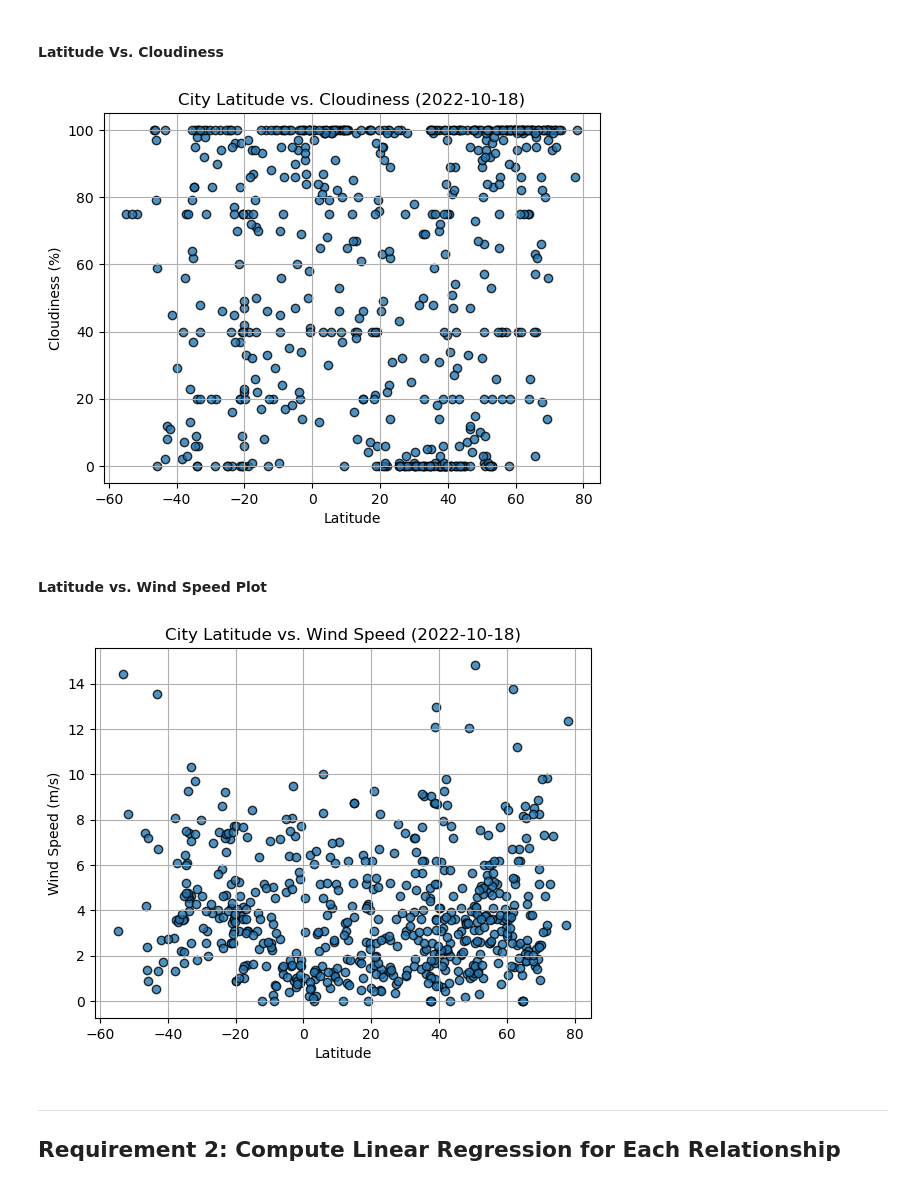
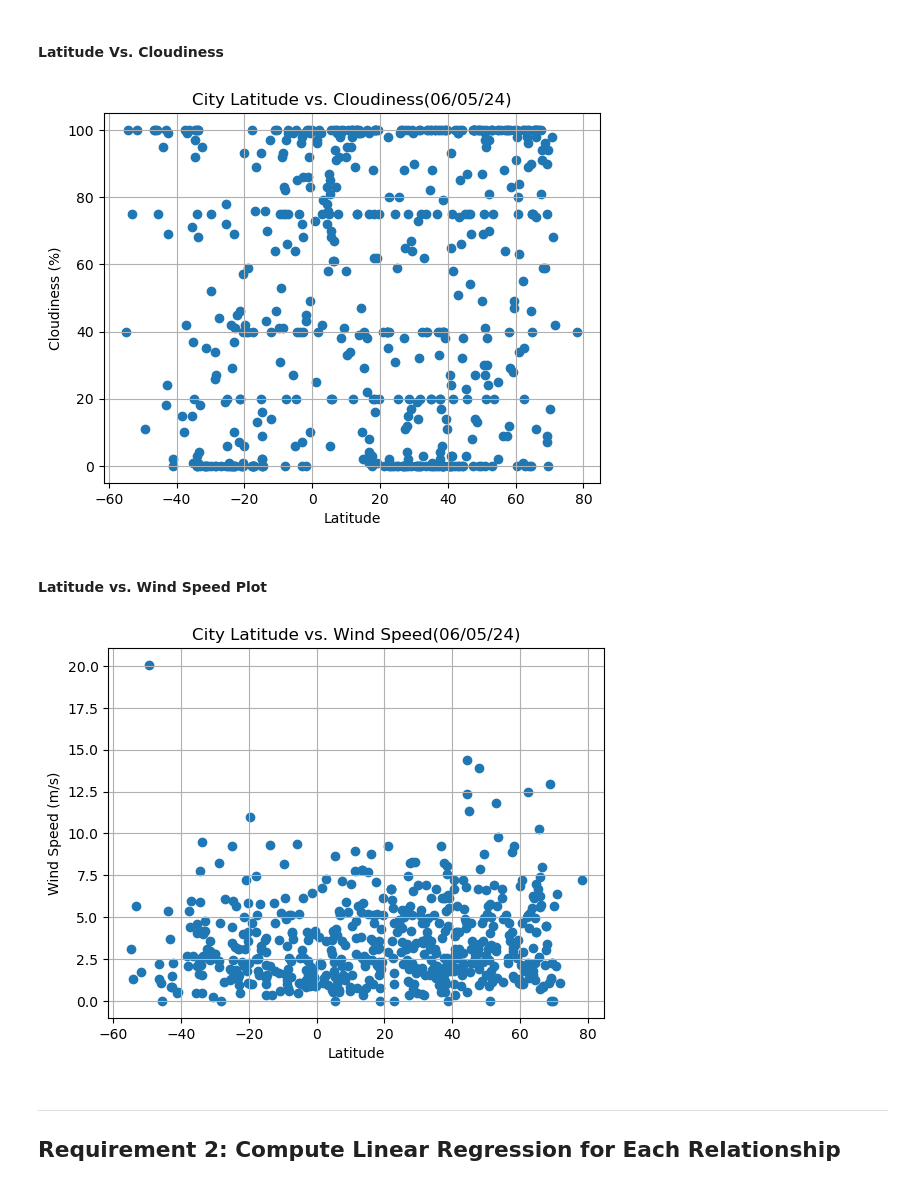
Before and after one commit to redpandata19/python-api-challenge, a Jupyter notebook: WeatherPy/WeatherPy.ipynb, the cells around one changed output. Saved outputs shown, nothing was run; the diff lists cells and outputs as text; code cells hidden in the pictures.

```diff
--- a/WeatherPy/WeatherPy.ipynb
+++ b/WeatherPy/WeatherPy.ipynb
@@ -223,35 +226,41 @@ plt.show()
 # %% [markdown]
 #### Latitude Vs. Cloudiness
 # %%
-# Build the scatter plots for latitude vs. cloudiness
-# YOUR CODE HERE
+# Build scatter plot for latitude vs. cloudiness
+plt.scatter(city_data_df["Lat"], city_data_df["Cloudiness"], marker="o", label="Cities")
 
 # Incorporate the other graph properties
-# YOUR CODE HERE
+plt.title("City Latitude vs. Cloudiness(%s)" % time.strftime("%x"))
+plt.ylabel("Cloudiness (%)")
+plt.xlabel("Latitude")
+plt.grid(True)
 
 # Save the figure
-plt.savefig("output_data/Fig3.png")
+plt.savefig("output_data/citylat_cloudi.png")
 
 # Show plot
 plt.show()
 # %% [output]
-[figure, old version]
+[figure, new version]
 # %% [markdown]
 #### Latitude vs. Wind Speed Plot
 # %%
-# Build the scatter plots for latitude vs. wind speed
-# YOUR CODE HERE
+# Build scatter plot for latitude vs. wind speed
+plt.scatter(city_data_df["Lat"], city_data_df["Wind Speed"], marker="o", label="Cities")
 
 # Incorporate the other graph properties
-# YOUR CODE HERE
+plt.title("City Latitude vs. Wind Speed(%s)" % time.strftime("%x"))
+plt.ylabel("Wind Speed (m/s)")
+plt.xlabel("Latitude")
+plt.grid(True)
 
 # Save the figure
 plt.savefig("output_data/Fig4.png")
 
 # Show plot
 plt.show()
 # %% [output]
-[figure, old version]
+[figure, new version]
 # %% [markdown]
 ---
 
```
Also changed, not shown: parts of 21 cells of this notebook, 12 other files.
